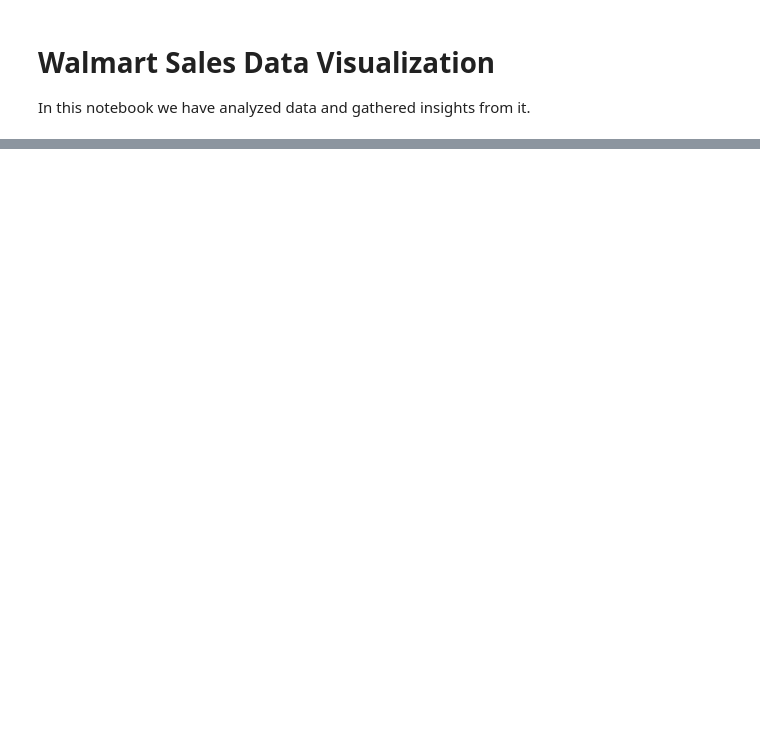
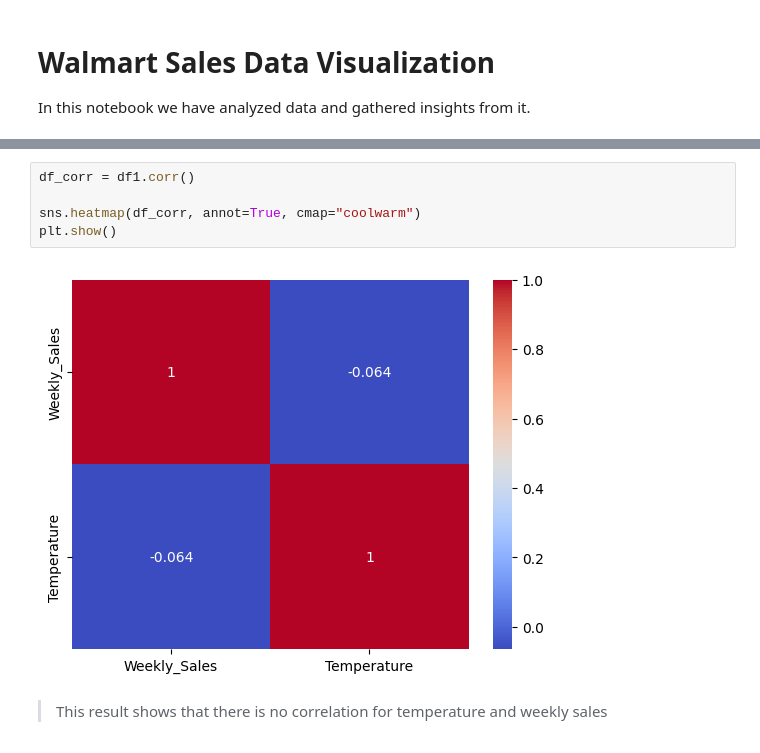
Before and after one commit to iam-devAlhan/Walmart_Sales_Trends_Prediction, a Jupyter notebook: notebooks/visualization.ipynb, the cells around one changed output, grey strips where cells are left out. Cells and saved outputs as stored; diff of their text form; blank space fills up the shorter version.

```diff
--- a/notebooks/visualization.ipynb
+++ b/notebooks/visualization.ipynb
@@ -67,0 +106,9 @@ df.drop(["Unnamed: 0"], axis=1)
+# %%
+df_corr = df1.corr()
+
+sns.heatmap(df_corr, annot=True, cmap="coolwarm")
+plt.show()
+# %% [output]
+[figure, added]
+# %% [markdown]
+> This result shows that there is no correlation for temperature and weekly sales
```
Also changed, not shown: parts of 7 cells of this notebook, 2 other files.
